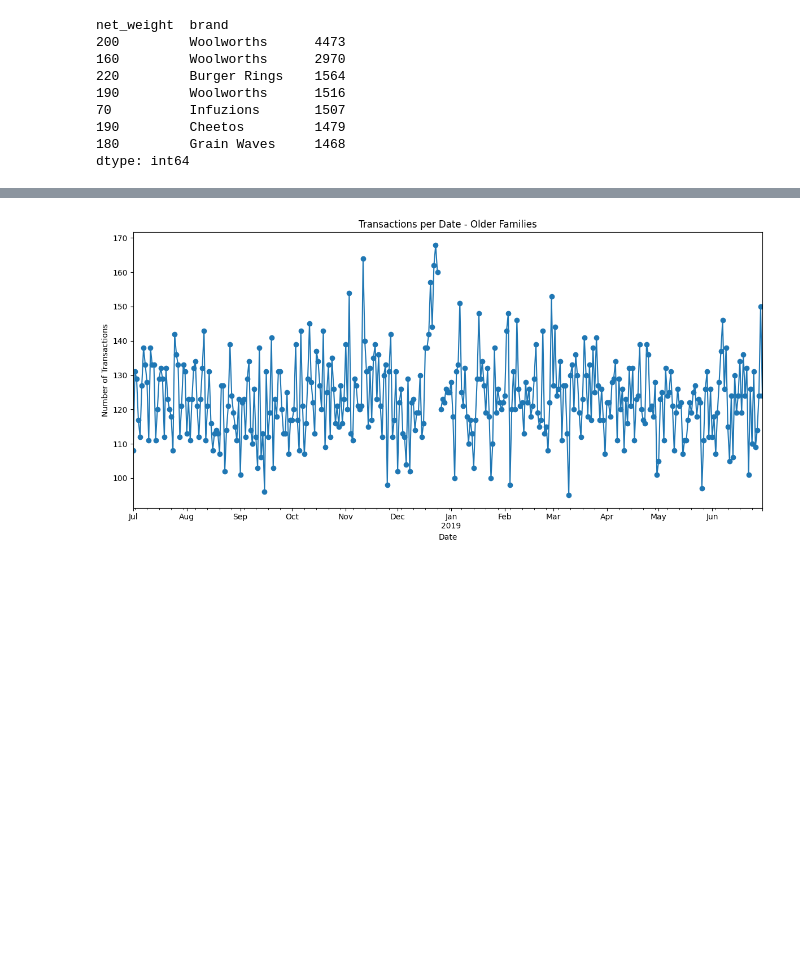
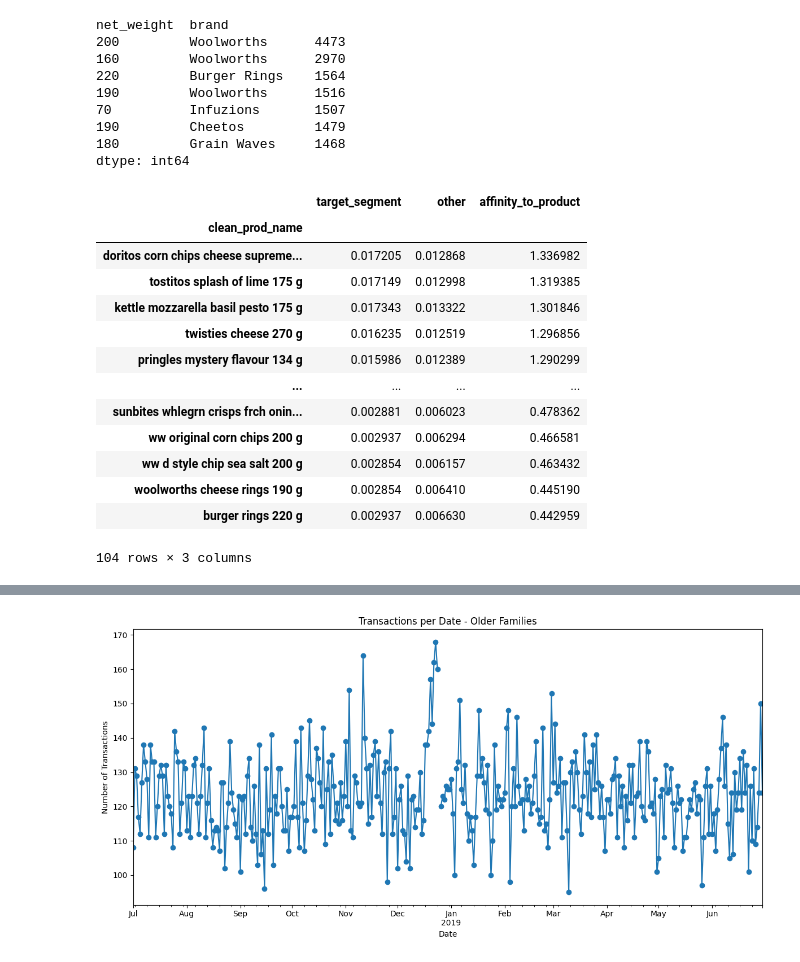
Before and after one commit to J0NA1RON/retail-customer-segmentation, a Jupyter notebook: notebooks/DATA PREPARATION.ipynb, the cells around one changed output, grey strips where cells are left out. Drawn from its saved outputs; the diff is of its cells as text; code cells hidden in the pictures; blank space fills up the shorter version.

```diff
--- a/notebooks/DATA PREPARATION.ipynb
+++ b/notebooks/DATA PREPARATION.ipynb
@@ -1032,0 +1041,37 @@ dtype: int64
+# %%
+product_affinity_young = pd.merge(
+    (
+        segment_young.groupby("clean_prod_name")["prod_qty"].sum()
+        / segment_young["prod_qty"].sum()
+    ).rename("target_segment"),
+    (
+        other_young.groupby("clean_prod_name")["prod_qty"].sum()
+        / other_young["prod_qty"].sum()
+    ).rename("other"),
+    on="clean_prod_name"
+)
+
+product_affinity_young["affinity_to_product"] = (
+    product_affinity_young["target_segment"]
+    / product_affinity_young["other"]
+)
+
+product_affinity_young.sort_values(
+    "affinity_to_product",
+    ascending=False
+)
+# %% [output]
+|  | target_segment | other | affinity_to_product |
+| clean_prod_name |  |  |  |
+| doritos corn chips cheese supreme... | 0.017205 | 0.012868 | 1.336982 |
+| tostitos splash of lime 175 g | 0.017149 | 0.012998 | 1.319385 |
+| kettle mozzarella basil pesto 175 g | 0.017343 | 0.013322 | 1.301846 |
+| twisties cheese 270 g | 0.016235 | 0.012519 | 1.296856 |
+| pringles mystery flavour 134 g | 0.015986 | 0.012389 | 1.290299 |
+| ... | ... | ... | ... |
+| sunbites whlegrn crisps frch onin... | 0.002881 | 0.006023 | 0.478362 |
+| ww original corn chips 200 g | 0.002937 | 0.006294 | 0.466581 |
+| ww d style chip sea salt 200 g | 0.002854 | 0.006157 | 0.463432 |
+| woolworths cheese rings 190 g | 0.002854 | 0.006410 | 0.445190 |
+| burger rings 220 g | 0.002937 | 0.006630 | 0.442959 |
+104 rows × 3 columns
```
Also changed, not shown: parts of 3 cells of this notebook.
